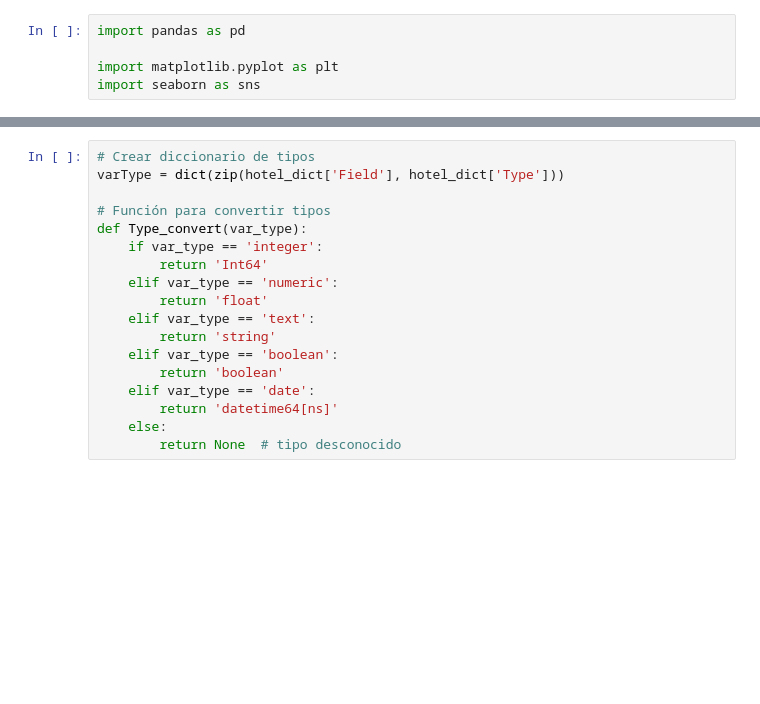
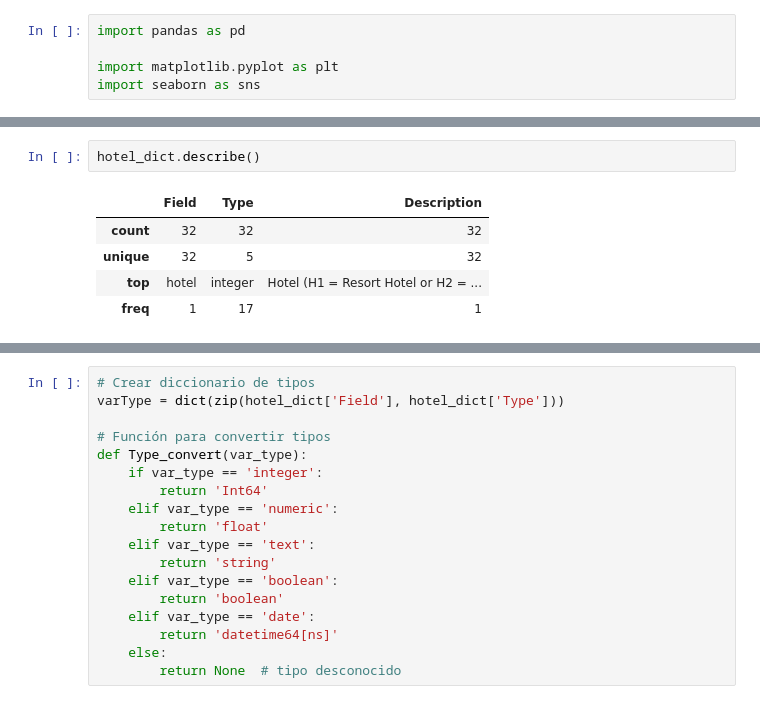
Before and after one commit to lojedaa/Talleres-Ciencia-de-Datos, a Jupyter notebook: Taller_1/Taller1.ipynb, the cells around one changed output, grey strips where cells are left out. Cells and saved outputs as stored; diff of their text form; blank space fills up the shorter version.

```diff
--- a/Taller_1/Taller1.ipynb
+++ b/Taller_1/Taller1.ipynb
@@ -31,0 +88,8 @@ hotel_dict = pd.read_csv(hotel_dict_url, sep=',', header=0)
+# %%
+hotel_dict.describe()
+# %% [output]
+|  | Field | Type | Description |
+| count | 32 | 32 | 32 |
+| unique | 32 | 5 | 32 |
+| top | hotel | integer | Hotel (H1 = Resort Hotel or H2 = ... |
+| freq | 1 | 17 | 1 |
```
Also changed, not shown: parts of 26 cells of this notebook.
